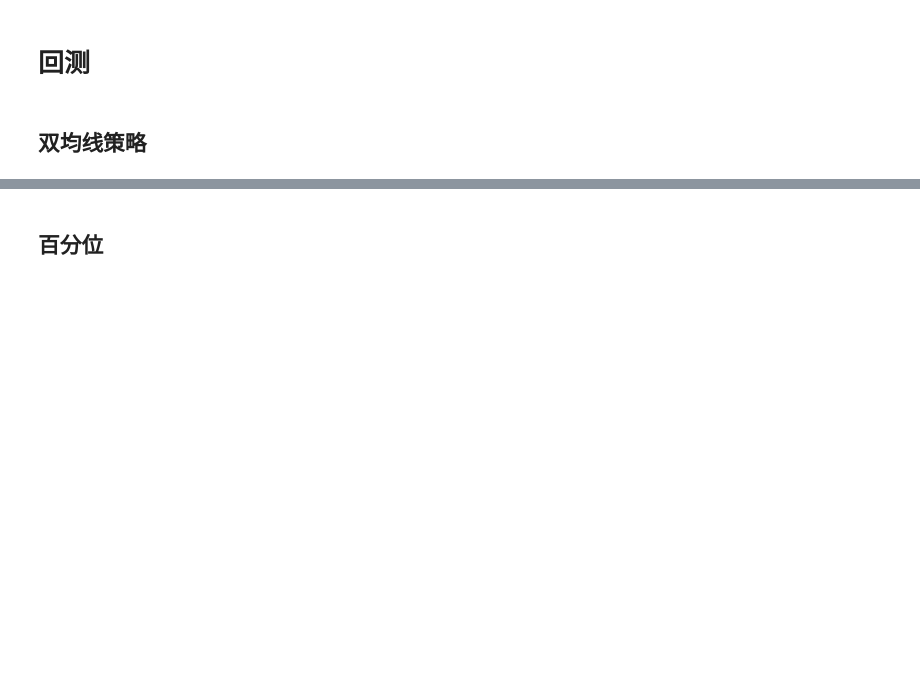
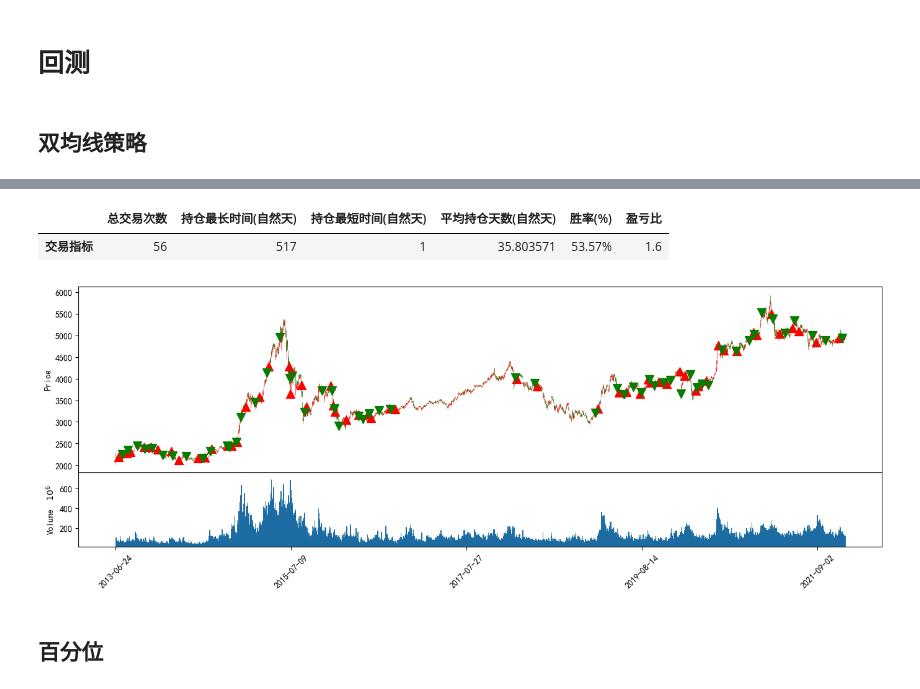
Before and after one commit to hugo2046/QuantsPlaybook, a Jupyter notebook: C-择时类/特征分布建模择时/特征分布择时.ipynb, the cells around one changed output, grey strips where cells are left out. Saved outputs shown, nothing was run; the diff lists cells and outputs as text; code cells hidden in the pictures; blank space fills up the shorter version.

```diff
--- a/C-择时类/特征分布建模择时/特征分布择时.ipynb
+++ b/C-择时类/特征分布建模择时/特征分布择时.ipynb
@@ -215,3 +336,9 @@ analysis_rets(bt_data['close'],bt_result.result)
+# %%
+analysis_trade(bt_data,bt_result.result)
+# %% [output]
+|  | 总交易次数 | 持仓最长时间(自然天) | 持仓最短时间(自然天) | 平均持仓天数(自然天) | 胜率(%) | 盈亏比 |
+| 交易指标 | 56 | 517 | 1 | 35.803571 | 53.57% | 1.6 |
+[figure, added]
 # %% [markdown]
 ## 百分位
 # %%
```
Also changed, not shown: parts of 22 cells of this notebook, 1 other file.
